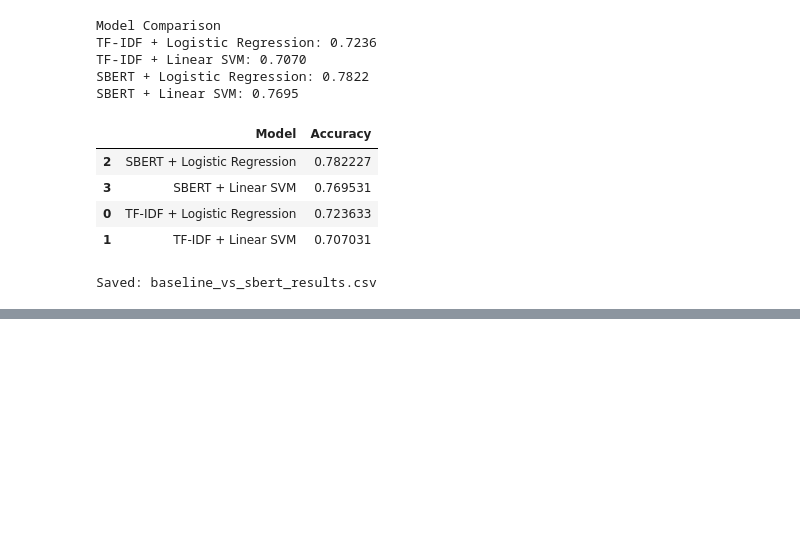
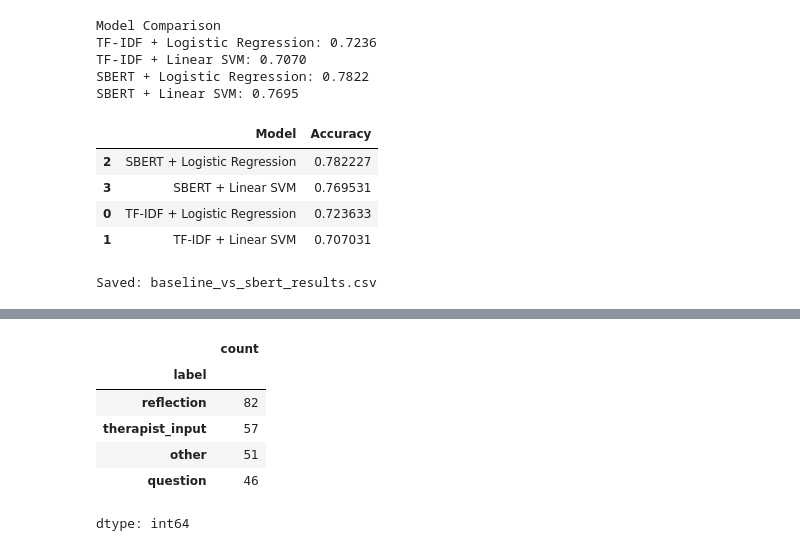
Before and after one commit to mthudangn/conversational-psychotherapy-fidelity, a Jupyter notebook: notebooks/thesis_pipeline.ipynb, the cells around one changed output, grey strips where cells are left out. Cells and saved outputs as stored; diff of their text form; code cells hidden in the pictures; blank space fills up the shorter version.

```diff
--- a/notebooks/thesis_pipeline.ipynb
+++ b/notebooks/thesis_pipeline.ipynb
@@ -696,0 +810,11 @@ Saved: baseline_vs_sbert_results.csv
+# %%
+# Class-wise error counts
+errors_df["label"].value_counts()
+# %% [output]
+|  | count |
+| label |  |
+| reflection | 82 |
+| therapist_input | 57 |
+| other | 51 |
+| question | 46 |
+dtype: int64
```
Also changed, not shown: parts of 11 cells of this notebook.
